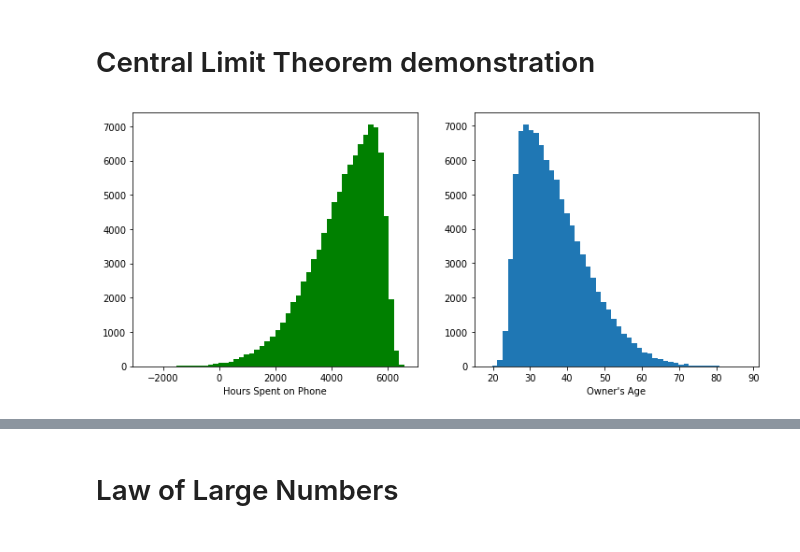
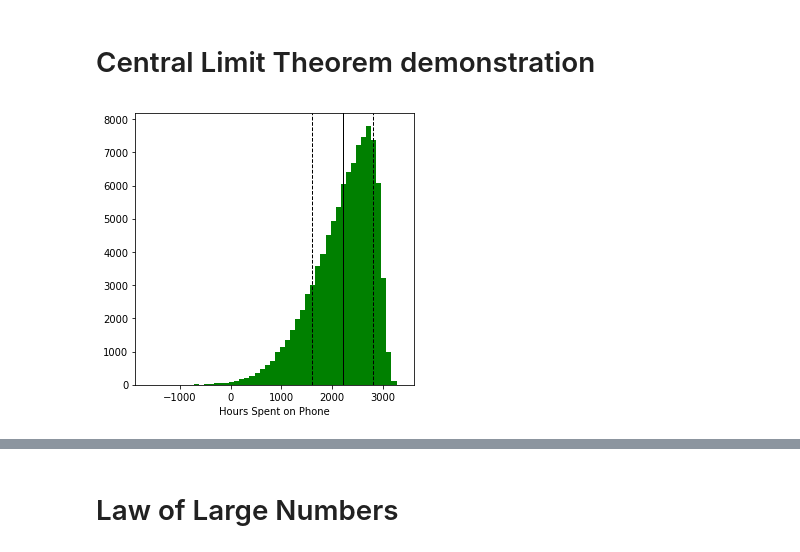
Before and after one commit to conditg/predicting-disruption, a Jupyter notebook: working-notebook.ipynb, the cells around one changed output, grey strips where cells are left out. Saved outputs shown, nothing was run; the diff lists cells and outputs as text; code cells hidden in the pictures.

```diff
--- a/working-notebook.ipynb
+++ b/working-notebook.ipynb
@@ -39,6 +39,11 @@ class createSet(object): # Make this subclass pd dataframe? #https://stackoverfl
         targetMean = 3000 #based on my own average of ~50 hours/month
         targetStd = 1000 #guess
 
+        #Some of the features will be calculated using the target variable to artificially create some
+        # correlation. However, I don't want them to automatically inherit the skewness of the target
+        # variable, so instead of basing the independing variables directly on the target, I will
+        # create a normal distribution on the same scale that is sorted to match the order of the
+        # target variable. That enables creating correlated features without inheriting skew.
         if targetskew:
             self.standardNormalTarget =  raw[:,0]
             intendedSortOrder = stats.rankdata(self.standardNormalTarget, method='ordinal')
@@ -51,11 +56,7 @@ class createSet(object): # Make this subclass pd dataframe? #https://stackoverfl
             self.minSpent = self.standardNormalTarget*targetStd + targetMean
             df = pd.DataFrame(self.minSpent, columns=['minSpent'])
 
-        #Some of the features will be calculated using the target variable to artificially create some
-        # correlation. However, I don't want them to automatically inherit the skewness of the target
-        # variable, so instead of basing the independing variables directly on the target, I will
-        # create a normal distribution on the same scale that is sorted to match the order of the
-        # target variable. That enables creating correlated features without inheriting skew.
+
 
 
         #This adds a normally distributed feature with the correlations specified by the 2nd column of (cov=)
@@ -79,8 +80,8 @@ class createSet(object): # Make this subclass pd dataframe? #https://stackoverfl
 
 
         #This adds a poisson distribution that's typically around .17 correlation
-        df['timesDropped'] = [np.random.poisson(lam=1.5) if x > 0 else
-                              np.random.poisson(lam=1.0) for x in self.standardNormalTarget]
+        df['timesDropped'] = [np.random.poisson(lam=2) if x > 0 else
+                              np.random.poisson(lam=.5) for x in self.standardNormalTarget]
 
 
         #This adds a bernoulli distribution for whether the phone is rooted, typically around .06 correlation
@@ -1490,15 +1876,18 @@ plt.show()
 # %%
 clt = createSet(size=100000, targetskew=-10)
 # %%
-plt.figure(figsize=[12,5])
-plt.subplot(121)
+plt.figure(figsize=[5,5])
+#plt.subplot(121)
 plt.hist(clt.df.minSpent, bins=50, color='g')
+plt.axvline(clt.df.minSpent.mean(), color='k', linestyle='solid', linewidth=1)
+plt.axvline(clt.df.minSpent.mean() - clt.df.minSpent.std(), color='k', linestyle='dashed', linewidth=1)
+plt.axvline(clt.df.minSpent.mean() + clt.df.minSpent.std(), color='k', linestyle='dashed', linewidth=1)
 plt.xlabel('Hours Spent on Phone')
-plt.subplot(122)
-plt.hist(clt.df.ownerAge, bins=50)
-plt.xlabel('Owner\'s Age')
+#plt.subplot(122)
+#plt.hist(clt.df.picsTaken, bins=50)
+#plt.xlabel('Pics Taken')
 plt.show()
 # %% [output]
-[figure, old version]
+[figure, new version]
 # %%
 sampleMeans = []
```
Also changed, not shown: parts of 54 cells of this notebook, 2 other files.
